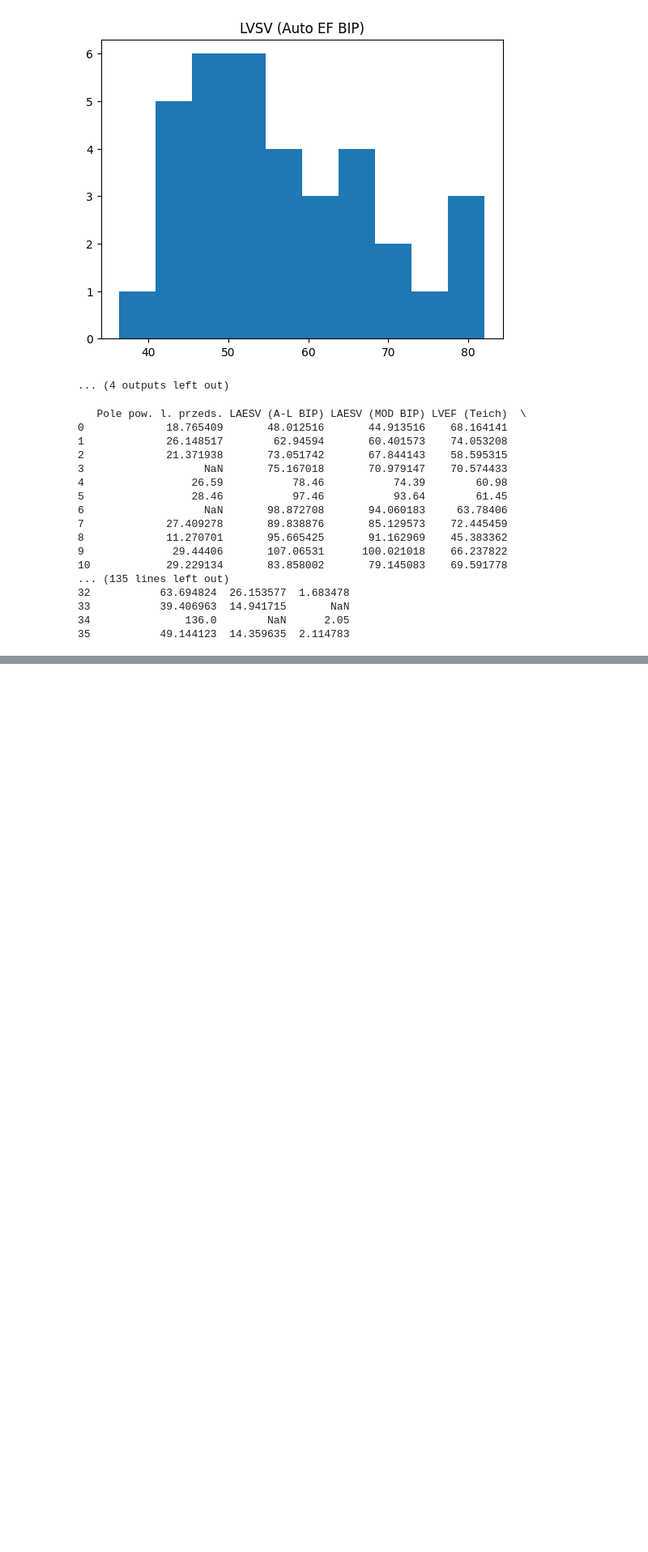
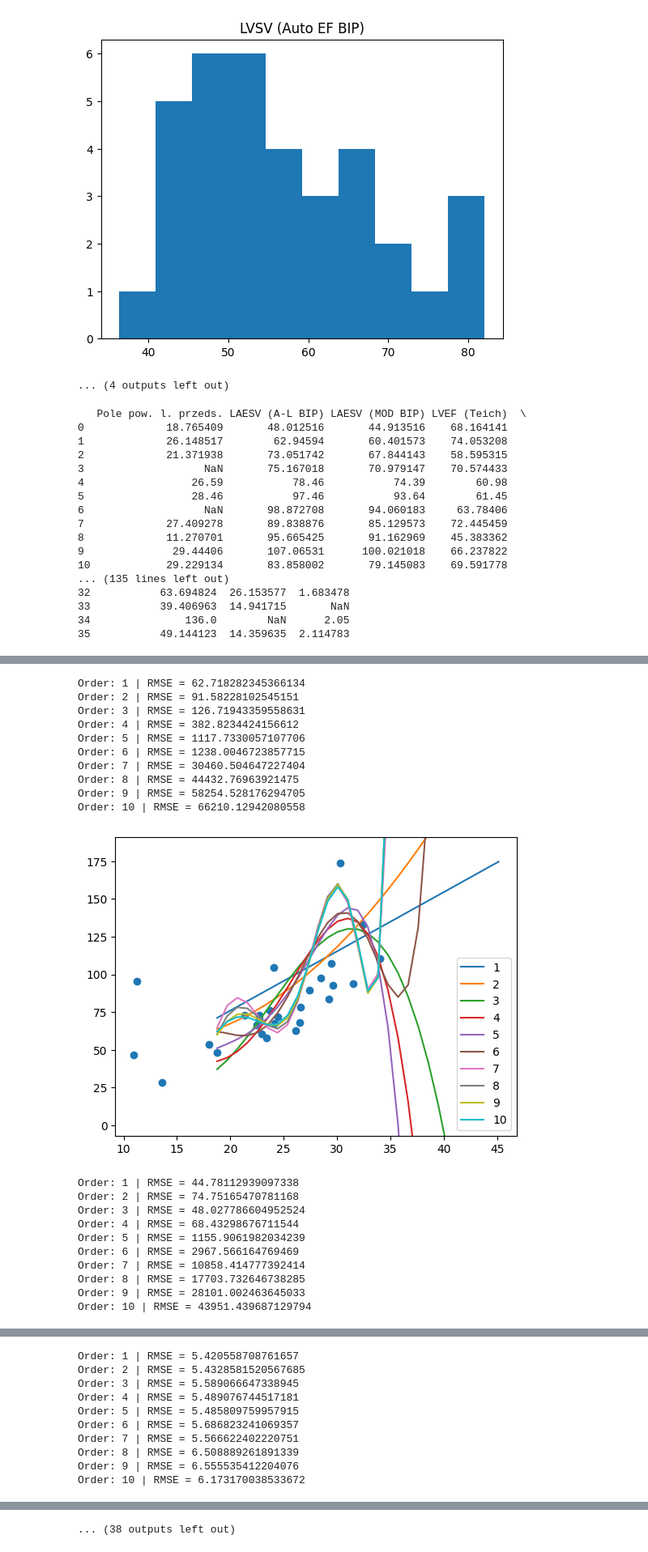
Before and after one commit to LolaKlemenska/machine_learning_for_heart_transplant, a Jupyter notebook: 4th.ipynb, the cells around one changed output, grey strips where cells are left out. Shown at 81% size. Cells and saved outputs as stored; diff of their text form; code cells hidden in the pictures; blank space fills up the shorter version.

```diff
--- a/4th.ipynb
+++ b/4th.ipynb
@@ -321,0 +307,54 @@ Order: 2 | RMSE = 8.340989586094658
+# %%
+for z in wartosci_do_plotowania:
+    x, y = z['x'], z['y'] #wczytujemy wartosci x i y
+
+
+    plt.scatter(x,y) # wyswietlamy punkty na wykresie
+
+
+    for polynomial_order in range(1, 11):
+        poly = PolynomialFeatures(degree=polynomial_order, include_bias=False) #tworzymy model wielomianu o danym stopniu
+        poly_features = poly.fit_transform(np.array(x).reshape(-1,1)) #fitujemy i transformujemy argumenty(x) do modelu
+
+        x_train, x_test, y_train, y_test = train_test_split(poly_features, y, test_size=0.3, random_state=42) #dzielimy nasze dane na zestaw treningowy i testowy w stosunku 70:30
+
+        data_points = len(x) #liczba punktow do generowania sinusoidy, musi byc rowna ilosci naszych argumentow aby mozna bylo policzyc RMSE
+        generated_base_x_test = np.linspace(min(pd.DataFrame(x_test)[0]),max(pd.DataFrame(x_test)[0]),data_points) #zbior argumentow(x) do sinusoidy
+        generated_base_y_test = np.sin(2*np.pi* generated_base_x_test) #wygenerowana sinusoida ktora bedziemy fitowac do naszych danych treningowych
+
+        poly_features_sin = poly.fit_transform(generated_base_x_test.reshape(-1,1)) #fitujemy i transformujemy argumenty(x) do modelu
+
+        polynomial_regression_model = LinearRegression() #tworzymy model regresji
+        polynomial_regression_model.fit(x_train, y_train) #dopasowujemy model do danych treningowych
+
+        y_predicted = polynomial_regression_model.predict(poly_features_sin) #tworzymy przewidywanego y na podstawie sinusoidy stworzonej na bazie danych testowych
+        rmse = np.sqrt(mean_squared_error(y, y_predicted)) #liczymy pierwiastek z bledu sredniokwadratowego
+        print(f'Order: {polynomial_order} | RMSE = {rmse}')
+
+        plt.plot(generated_base_x_test, y_predicted, label=f'{polynomial_order}') # wyswietlamy wygenerowana odpowiedz
+
+    plt.ylim(np.mean(y)-2*np.std(y), np.mean(y)+2*np.std(y)) #wyswietlamy 95% wynikow
+    plt.legend()
+    plt.show()
+# %% [output]
+Order: 1 | RMSE = 62.718282345366134
+Order: 2 | RMSE = 91.58228102545151
+Order: 3 | RMSE = 126.71943359558631
+Order: 4 | RMSE = 382.8234424156612
+Order: 5 | RMSE = 1117.7330057107706
+Order: 6 | RMSE = 1238.0046723857715
+Order: 7 | RMSE = 30460.504647227404
+Order: 8 | RMSE = 44432.76963921475
+Order: 9 | RMSE = 58254.528176294705
+Order: 10 | RMSE = 66210.12942080558
+[figure, added]
+Order: 1 | RMSE = 44.78112939097338
+Order: 2 | RMSE = 74.75165470781168
+Order: 3 | RMSE = 48.027786604952524
+Order: 4 | RMSE = 68.43298676711544
+Order: 5 | RMSE = 1155.9061982034239
+Order: 6 | RMSE = 2967.566164769469
+Order: 7 | RMSE = 10858.414777392414
+Order: 8 | RMSE = 17703.732646738285
+Order: 9 | RMSE = 28101.002463645033
+Order: 10 | RMSE = 43951.439687129794
@@ -321,0 +362,10 @@ Order: 2 | RMSE = 8.340989586094658
+Order: 1 | RMSE = 5.420558708761657
+Order: 2 | RMSE = 5.4328581520567685
+Order: 3 | RMSE = 5.589066647338945
+Order: 4 | RMSE = 5.489076744517181
+Order: 5 | RMSE = 5.485809759957915
+Order: 6 | RMSE = 5.686823241069357
+Order: 7 | RMSE = 5.566622402220751
+Order: 8 | RMSE = 6.508889261891339
+Order: 9 | RMSE = 6.555535412204076
+Order: 10 | RMSE = 6.173170038533672
@@ -321,0 +406 @@ Order: 2 | RMSE = 8.340989586094658
+... (38 outputs left out)
```
Also changed, not shown: parts of 5 cells of this notebook.
